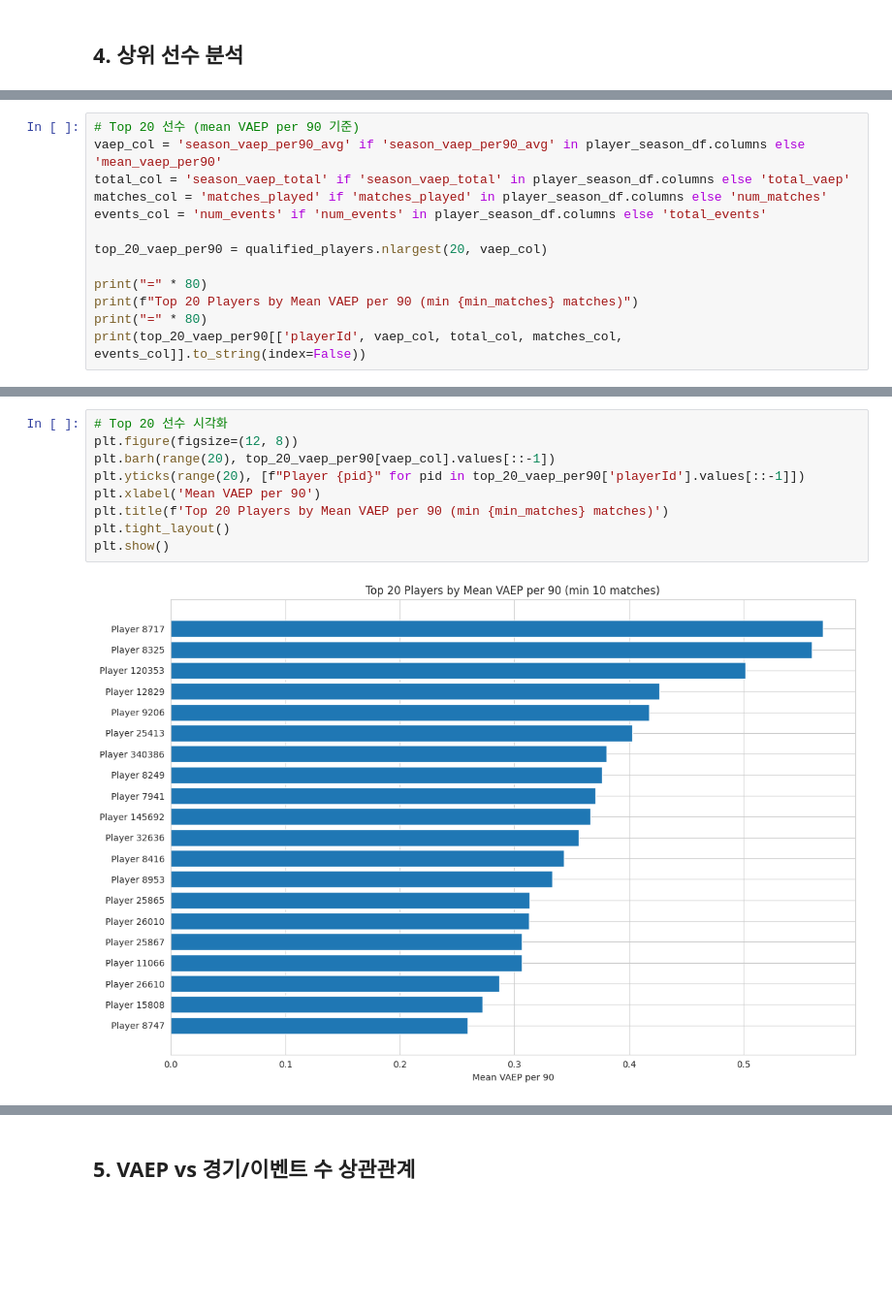
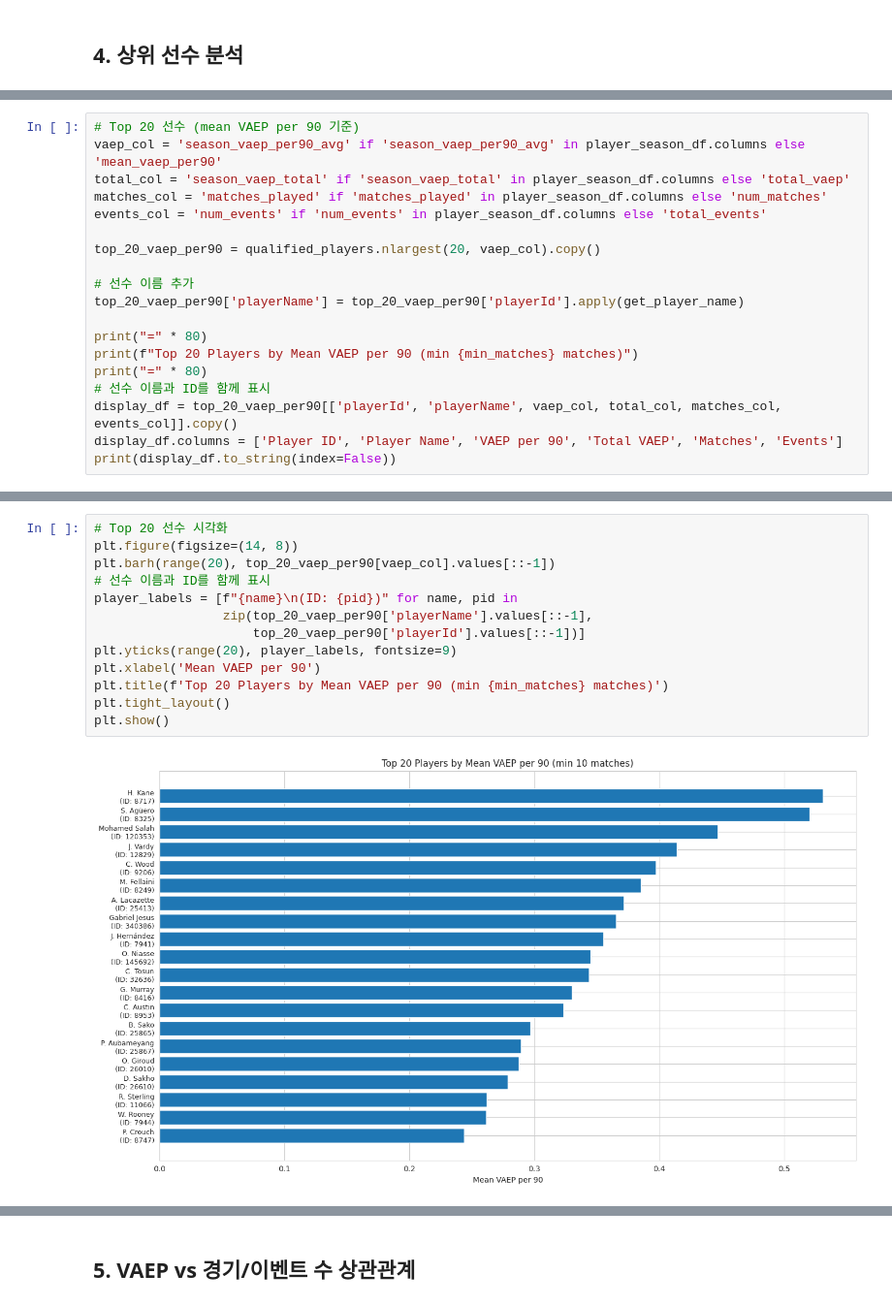
Before and after one commit to ryutt919/AIS, a Jupyter notebook: VAEP/notebooks/vaep_performance_analysis.ipynb, the cells around one changed output, grey strips where cells are left out. Shown at 97% size. Drawn from its saved outputs; the diff is of its cells as text; blank space fills up the shorter version.

```diff
--- a/VAEP/notebooks/vaep_performance_analysis.ipynb
+++ b/VAEP/notebooks/vaep_performance_analysis.ipynb
@@ -214,12 +281,18 @@ total_col = 'season_vaep_total' if 'season_vaep_total' in player_season_df.colum
 matches_col = 'matches_played' if 'matches_played' in player_season_df.columns else 'num_matches'
 events_col = 'num_events' if 'num_events' in player_season_df.columns else 'total_events'
 
-top_20_vaep_per90 = qualified_players.nlargest(20, vaep_col)
+top_20_vaep_per90 = qualified_players.nlargest(20, vaep_col).copy()
+
+# 선수 이름 추가
+top_20_vaep_per90['playerName'] = top_20_vaep_per90['playerId'].apply(get_player_name)
 
 print("=" * 80)
 print(f"Top 20 Players by Mean VAEP per 90 (min {min_matches} matches)")
 print("=" * 80)
-print(top_20_vaep_per90[['playerId', vaep_col, total_col, matches_col, events_col]].to_string(index=False))
+# 선수 이름과 ID를 함께 표시
+display_df = top_20_vaep_per90[['playerId', 'playerName', vaep_col, total_col, matches_col, events_col]].copy()
+display_df.columns = ['Player ID', 'Player Name', 'VAEP per 90', 'Total VAEP', 'Matches', 'Events']
+print(display_df.to_string(index=False))
 # %% [output]
 ================================================================================
 Top 20 Players by Mean VAEP per 90 (min 10 matches)
@@ -247,13 +320,17 @@ player_match_df columns: ['playerId', 'matchId', 'teamId', 'vaep', 'num_events',
 # %%
 # Top 20 선수 시각화
-plt.figure(figsize=(12, 8))
+plt.figure(figsize=(14, 8))
 plt.barh(range(20), top_20_vaep_per90[vaep_col].values[::-1])
-plt.yticks(range(20), [f"Player {pid}" for pid in top_20_vaep_per90['playerId'].values[::-1]])
+# 선수 이름과 ID를 함께 표시
+player_labels = [f"{name}\n(ID: {pid})" for name, pid in
+                 zip(top_20_vaep_per90['playerName'].values[::-1],
+                     top_20_vaep_per90['playerId'].values[::-1])]
+plt.yticks(range(20), player_labels, fontsize=9)
 plt.xlabel('Mean VAEP per 90')
 plt.title(f'Top 20 Players by Mean VAEP per 90 (min {min_matches} matches)')
 plt.tight_layout()
 plt.show()
 # %% [output]
-[figure, old version]
+[figure, new version]
 # %%
 # Top 20 선수 (total VAEP 기준)
```
Also changed, not shown: parts of 23 cells of this notebook, 6 other files.
